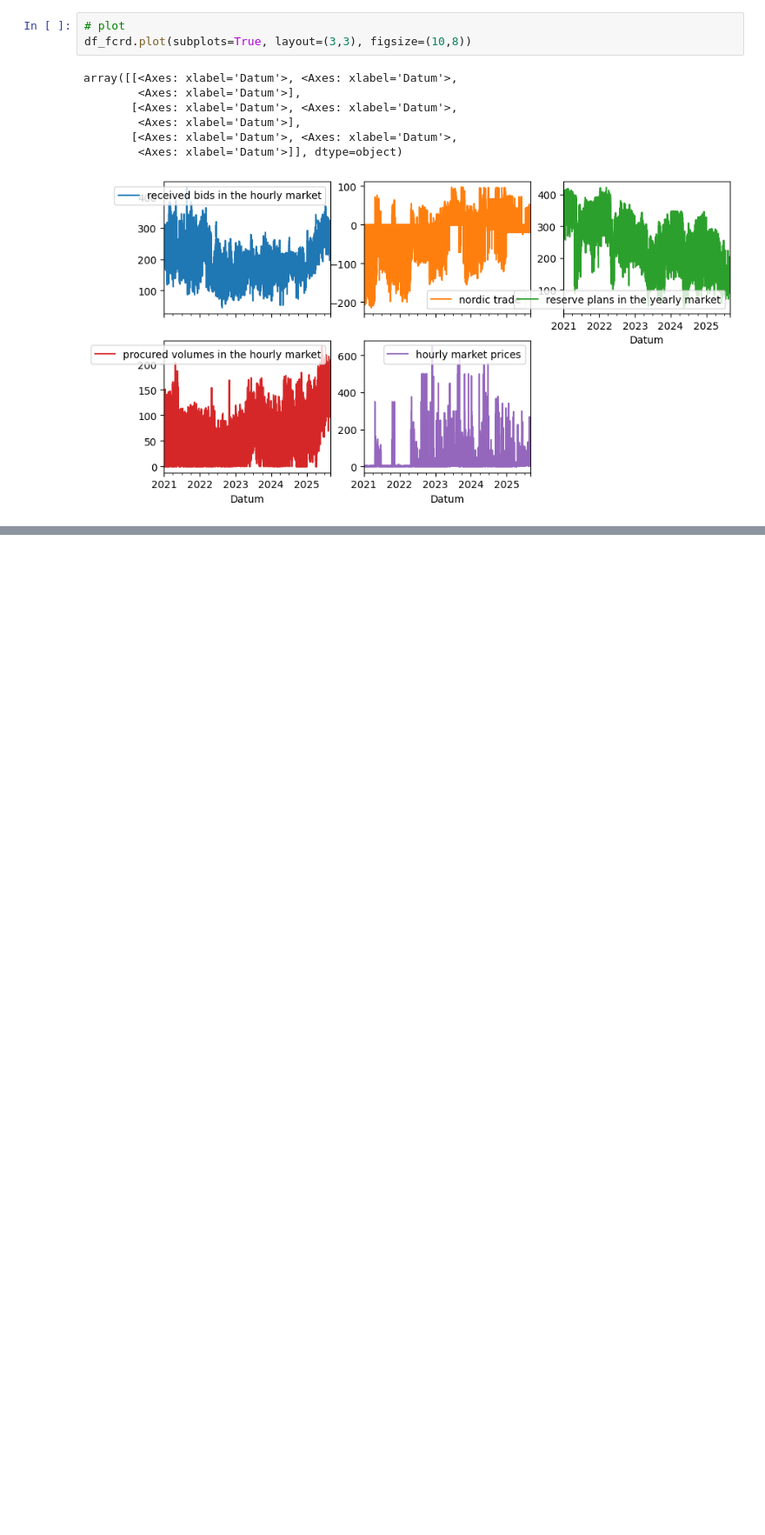
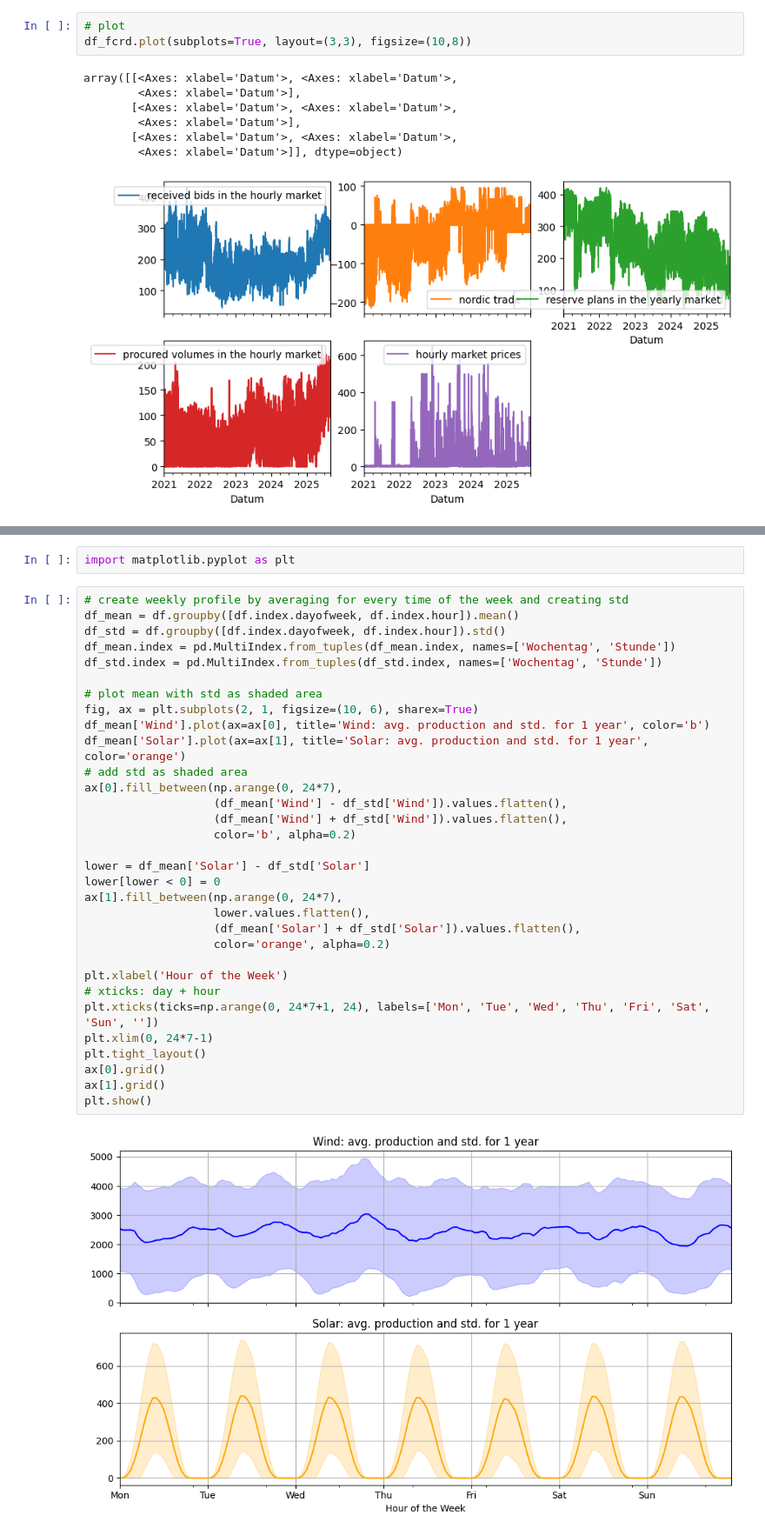
Before and after one commit to cvonholly/dvpp_reward_mechanism, a Jupyter notebook: data_analysis.ipynb, the cells around one changed output, grey strips where cells are left out. Shown at 87% size. Cells and saved outputs as stored; diff of their text form; blank space fills up the shorter version.

```diff
--- a/data_analysis.ipynb
+++ b/data_analysis.ipynb
@@ -142,0 +176,36 @@ df_fcrd.describe()
+# %%
+import matplotlib.pyplot as plt
+# %%
+# create weekly profile by averaging for every time of the week and creating std
+df_mean = df.groupby([df.index.dayofweek, df.index.hour]).mean()
+df_std = df.groupby([df.index.dayofweek, df.index.hour]).std()
+df_mean.index = pd.MultiIndex.from_tuples(df_mean.index, names=['Wochentag', 'Stunde'])
+df_std.index = pd.MultiIndex.from_tuples(df_std.index, names=['Wochentag', 'Stunde'])
+
+# plot mean with std as shaded area
+fig, ax = plt.subplots(2, 1, figsize=(10, 6), sharex=True)
+df_mean['Wind'].plot(ax=ax[0], title='Wind: avg. production and std. for 1 year', color='b')
+df_mean['Solar'].plot(ax=ax[1], title='Solar: avg. production and std. for 1 year', color='orange')
+# add std as shaded area
+ax[0].fill_between(np.arange(0, 24*7),
+                   (df_mean['Wind'] - df_std['Wind']).values.flatten(),
+                   (df_mean['Wind'] + df_std['Wind']).values.flatten(),
+                   color='b', alpha=0.2)
+
+lower = df_mean['Solar'] - df_std['Solar']
+lower[lower < 0] = 0
+ax[1].fill_between(np.arange(0, 24*7),
+                   lower.values.flatten(),
+                   (df_mean['Solar'] + df_std['Solar']).values.flatten(),
+                   color='orange', alpha=0.2)
+
+plt.xlabel('Hour of the Week')
+# xticks: day + hour
+plt.xticks(ticks=np.arange(0, 24*7+1, 24), labels=['Mon', 'Tue', 'Wed', 'Thu', 'Fri', 'Sat', 'Sun', ''])
+plt.xlim(0, 24*7-1)
+plt.tight_layout()
+ax[0].grid()
+ax[1].grid()
+plt.show()
+# %% [output]
+[figure, added]
```
Also changed, not shown: parts of 4 cells of this notebook, 7 other files.
